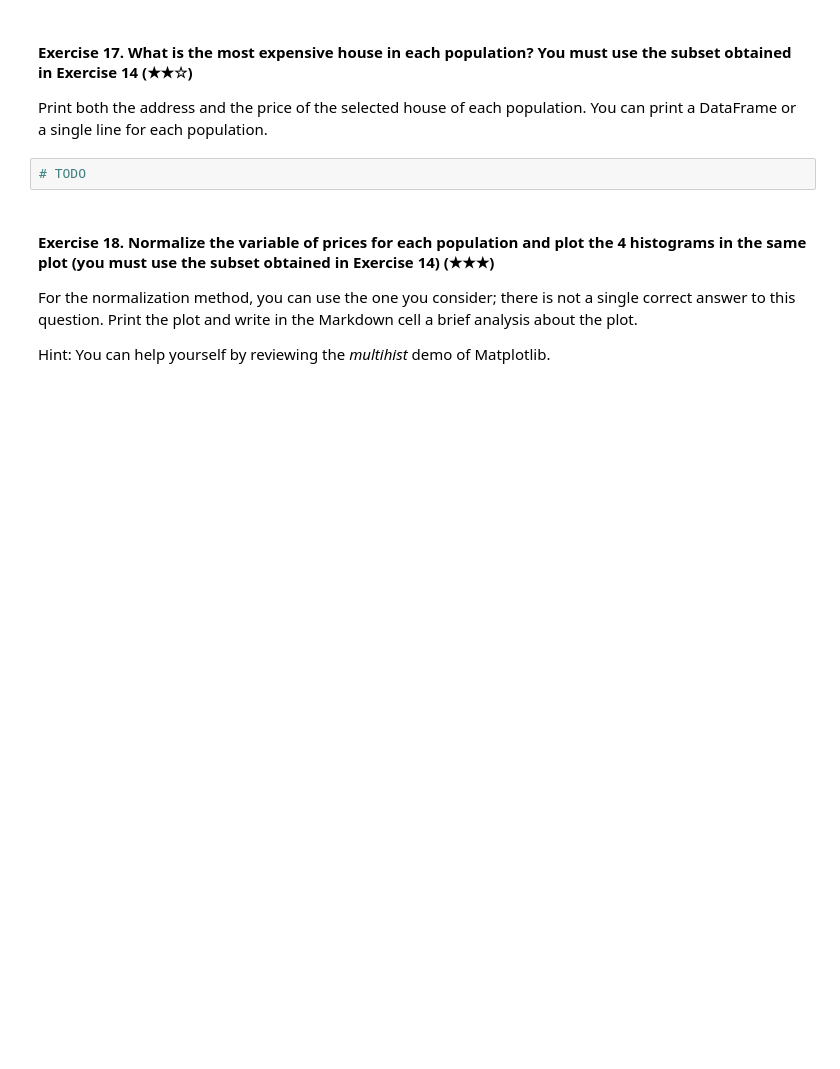
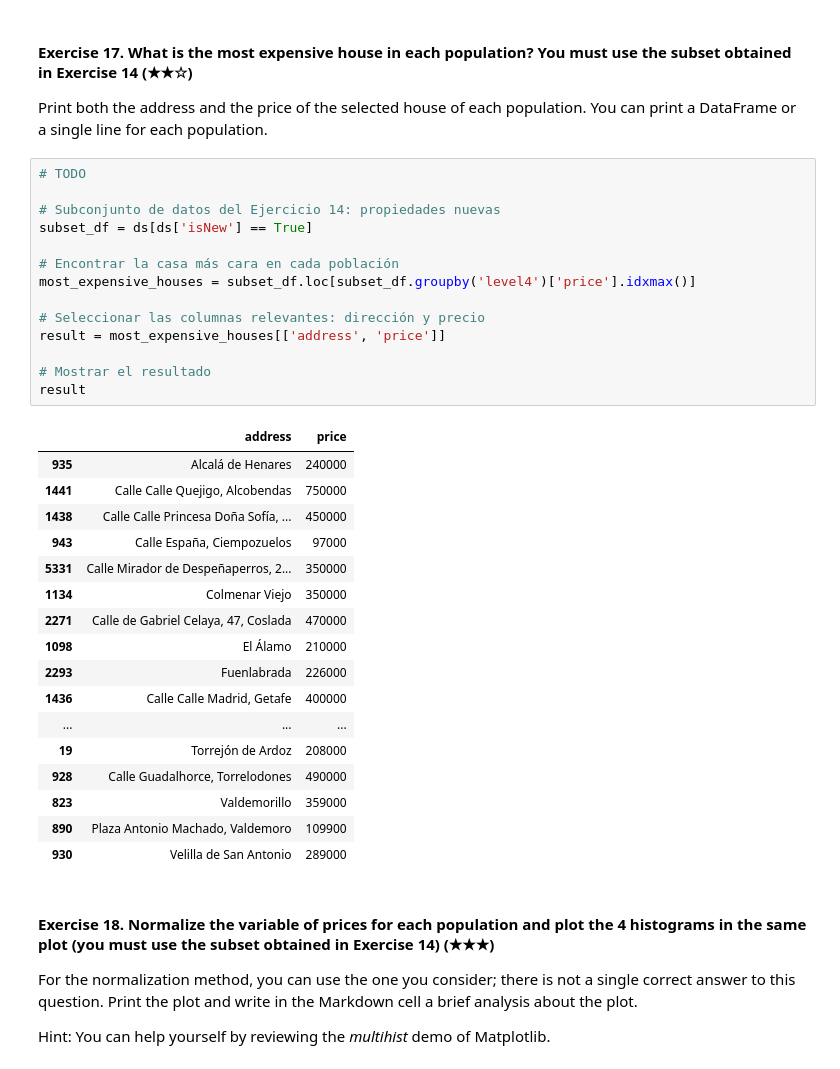
Before and after one commit to 4GeeksAcademy/realestate-datacleanup-exercise, a Jupyter notebook: project.ipynb, the cells around one changed output. Saved outputs shown, nothing was run; the diff lists cells and outputs as text; blank space fills up the shorter version.

```diff
--- a/project.ipynb
+++ b/project.ipynb
@@ -337,6 +370,36 @@ Bathrooms - Mean: 1.633221850613155, Variance: 0.5717968625577321
 Print both the address and the price of the selected house of each population. You can print a DataFrame or a single line for each population.
 # %%
 # TODO
+
+# Subconjunto de datos del Ejercicio 14: propiedades nuevas
+subset_df = ds[ds['isNew'] == True]
+
+# Encontrar la casa más cara en cada población
+most_expensive_houses = subset_df.loc[subset_df.groupby('level4')['price'].idxmax()]
+
+# Seleccionar las columnas relevantes: dirección y precio
+result = most_expensive_houses[['address', 'price']]
+
+# Mostrar el resultado
+result
+# %% [output]
+|  | address | price |
+| 935 | Alcalá de Henares | 240000 |
+| 1441 | Calle Calle Quejigo, Alcobendas | 750000 |
+| 1438 | Calle Calle Princesa Doña Sofía, ... | 450000 |
+| 943 | Calle España, Ciempozuelos | 97000 |
+| 5331 | Calle Mirador de Despeñaperros, 2... | 350000 |
+| 1134 | Colmenar Viejo | 350000 |
+| 2271 | Calle de Gabriel Celaya, 47, Coslada | 470000 |
+| 1098 | El Álamo | 210000 |
+| 2293 | Fuenlabrada | 226000 |
+| 1436 | Calle Calle Madrid, Getafe | 400000 |
+| ... | ... | ... |
+| 19 | Torrejón de Ardoz | 208000 |
+| 928 | Calle Guadalhorce, Torrelodones | 490000 |
+| 823 | Valdemorillo | 359000 |
+| 890 | Plaza Antonio Machado, Valdemoro | 109900 |
+| 930 | Velilla de San Antonio | 289000 |
 # %% [markdown]
 #### Exercise 18. Normalize the variable of prices for each population and plot the 4 histograms in the same plot (you must use the subset obtained in Exercise 14) (★★★)
 
```
Also changed, not shown: parts of 3 cells of this notebook.
